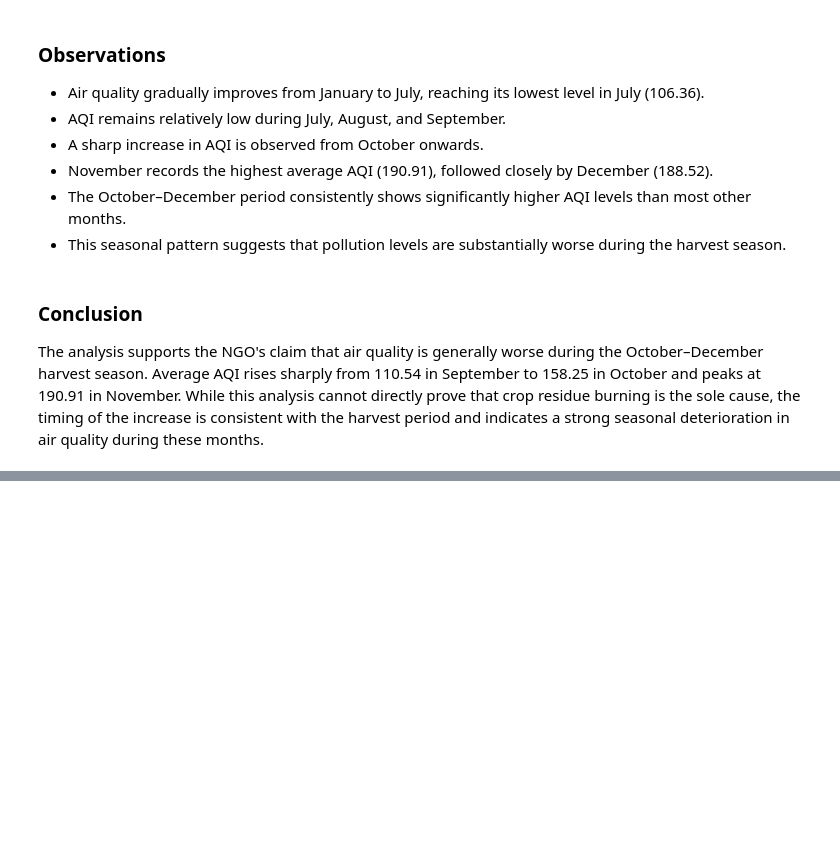
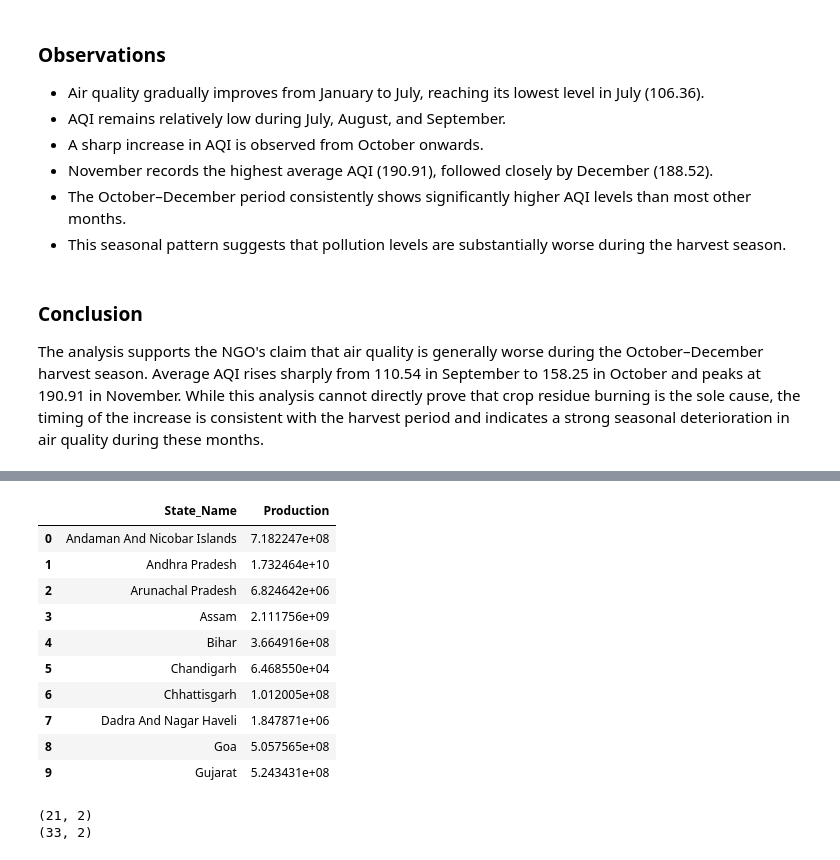
Before and after one commit to an2sh4a/ML-Lab-2547262, a Jupyter notebook: Lab-1/lab-1.ipynb, the cells around one changed output, grey strips where cells are left out. Saved outputs shown, nothing was run; the diff lists cells and outputs as text; code cells hidden in the pictures; blank space fills up the shorter version.

```diff
--- a/Lab-1/lab-1.ipynb
+++ b/Lab-1/lab-1.ipynb
@@ -777,0 +812,18 @@ The analysis supports the NGO's claim that air quality is generally worse during
+# %%
+#State-wise Crop Dataset
+crop_state = crop.groupby(
+    'State_Name'
+)['Production'].sum().reset_index()
+crop_state.head(10)
+# %% [output]
+|  | State_Name | Production |
+| 0 | Andaman And Nicobar Islands | 7.182247e+08 |
+| 1 | Andhra Pradesh | 1.732464e+10 |
+| 2 | Arunachal Pradesh | 6.824642e+06 |
+| 3 | Assam | 2.111756e+09 |
+| 4 | Bihar | 3.664916e+08 |
+| 5 | Chandigarh | 6.468550e+04 |
+| 6 | Chhattisgarh | 1.012005e+08 |
+| 7 | Dadra And Nagar Haveli | 1.847871e+06 |
+| 8 | Goa | 5.057565e+08 |
+| 9 | Gujarat | 5.243431e+08 |
@@ -777,0 +835,7 @@ The analysis supports the NGO's claim that air quality is generally worse during
+# %%
+print(aqi_state.shape)
+
+print(crop_state.shape)
+# %% [output]
+(21, 2)
+(33, 2)
```
Also changed, not shown: parts of 13 cells of this notebook.
